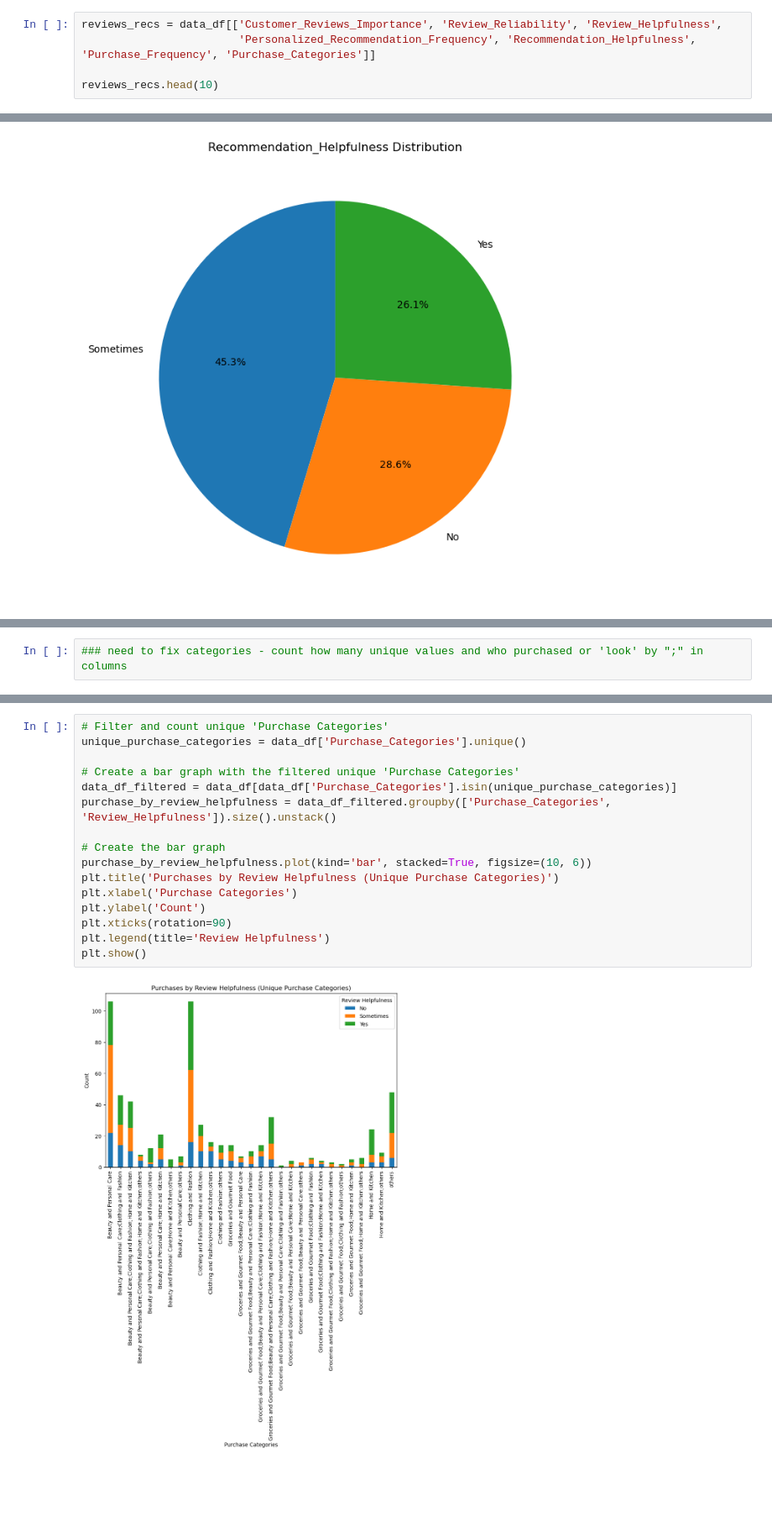
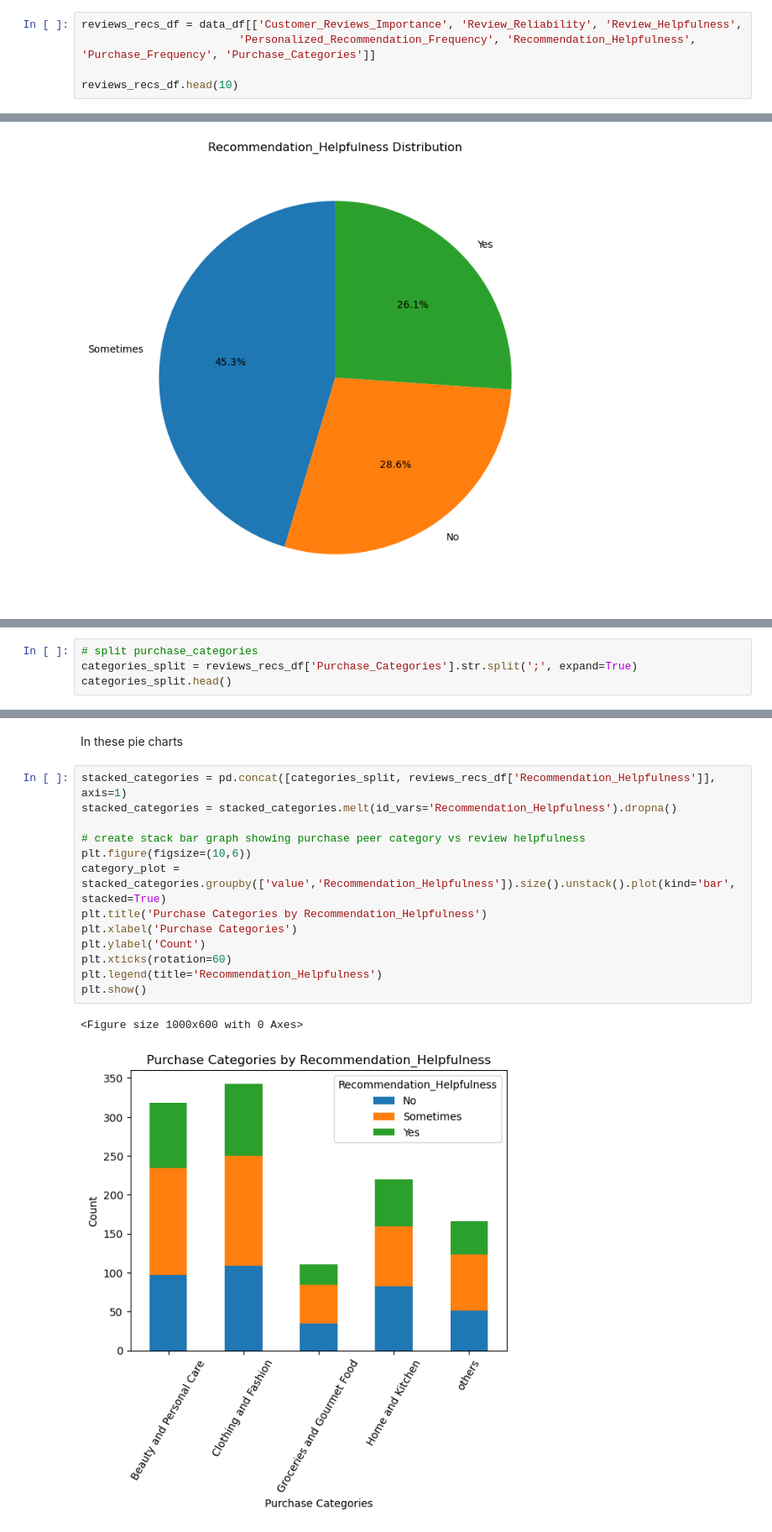
Before and after one commit to rubyghabboun/project1_sudowoodo1, a Jupyter notebook: trish_reviews_recs.ipynb, the cells around one changed output, grey strips where cells are left out. Shown at 84% size. Saved outputs shown, nothing was run; the diff lists cells and outputs as text; blank space fills up the shorter version.

```diff
--- a/trish_reviews_recs.ipynb
+++ b/trish_reviews_recs.ipynb
@@ -23,10 +23,10 @@ data_df.head()
 # %% [markdown]
 # Impact customer reviews and personalized recommendations have on shopping behaviours.
 # %%
-reviews_recs = data_df[['Customer_Reviews_Importance', 'Review_Reliability', 'Review_Helpfulness',
+reviews_recs_df = data_df[['Customer_Reviews_Importance', 'Review_Reliability', 'Review_Helpfulness',
                         'Personalized_Recommendation_Frequency', 'Recommendation_Helpfulness', 'Purchase_Frequency', 'Purchase_Categories']]
 
-reviews_recs.head(10)
+reviews_recs_df.head(10)
 # %% [output]
 |  | Customer_Reviews_Importance | Review_Reliability | Review_Helpfulness | Personalized_Recommendation_Frequ... | ... |
 | 0 | 1 | Occasionally | Yes | Yes | ... |
@@ -142,2 +162,4 @@ plt.show()
 # %%
-### need to fix categories - count how many unique values and who purchased or 'look' by ";" in columns
+# split purchase_categories
+categories_split = reviews_recs_df['Purchase_Categories'].str.split(';', expand=True)
+categories_split.head()
@@ -166,18 +211,18 @@ KeyError: 'Purchase_Categories'
+# %% [markdown]
+In these pie charts
 # %%
-# Filter and count unique 'Purchase Categories'
-unique_purchase_categories = data_df['Purchase_Categories'].unique()
+stacked_categories = pd.concat([categories_split, reviews_recs_df['Recommendation_Helpfulness']], axis=1)
+stacked_categories = stacked_categories.melt(id_vars='Recommendation_Helpfulness').dropna()
 
-# Create a bar graph with the filtered unique 'Purchase Categories'
-data_df_filtered = data_df[data_df['Purchase_Categories'].isin(unique_purchase_categories)]
-purchase_by_review_helpfulness = data_df_filtered.groupby(['Purchase_Categories', 'Review_Helpfulness']).size().unstack()
-
-# Create the bar graph
-purchase_by_review_helpfulness.plot(kind='bar', stacked=True, figsize=(10, 6))
-plt.title('Purchases by Review Helpfulness (Unique Purchase Categories)')
+# create stack bar graph showing purchase peer category vs review helpfulness
+plt.figure(figsize=(10,6))
+category_plot = stacked_categories.groupby(['value','Recommendation_Helpfulness']).size().unstack().plot(kind='bar', stacked=True)
+plt.title('Purchase Categories by Recommendation_Helpfulness')
 plt.xlabel('Purchase Categories')
 plt.ylabel('Count')
-plt.xticks(rotation=90)
-plt.legend(title='Review Helpfulness')
+plt.xticks(rotation=60)
+plt.legend(title='Recommendation_Helpfulness')
 plt.show()
 # %% [output]
+<Figure size 1000x600 with 0 Axes>
-[figure, old version]
+[figure, new version]
```
Also changed, not shown: parts of 14 cells of this notebook.
